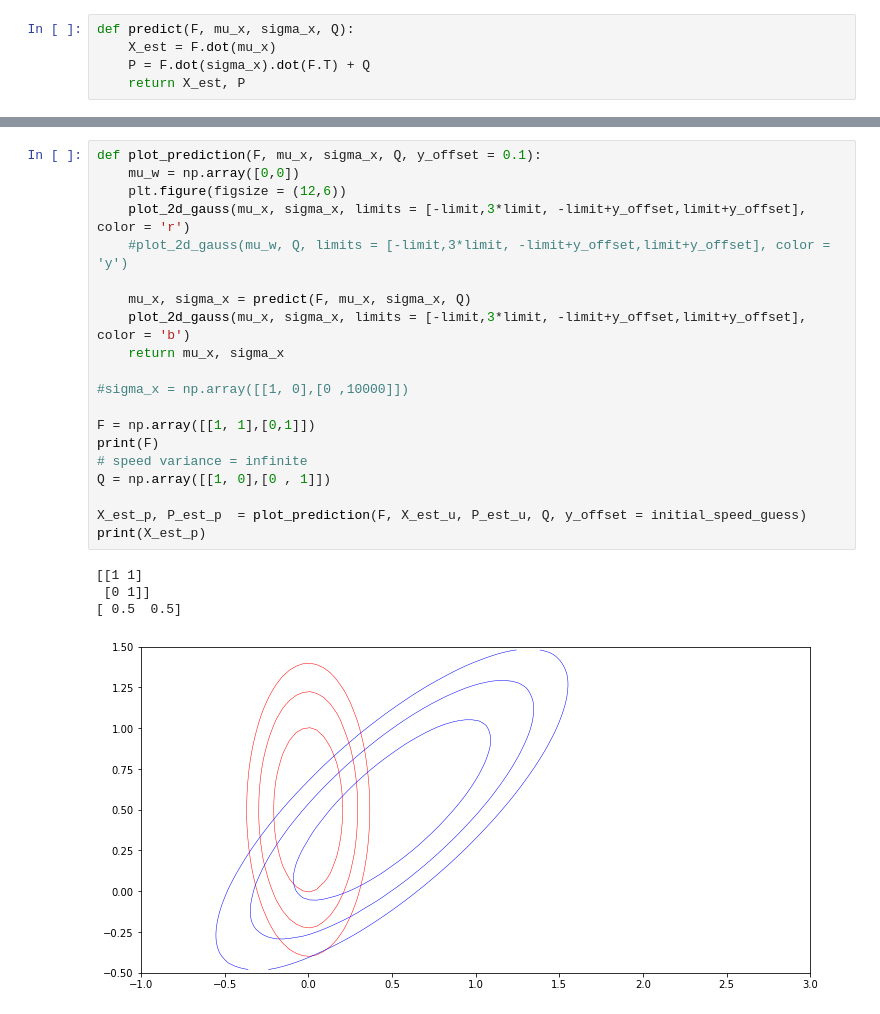
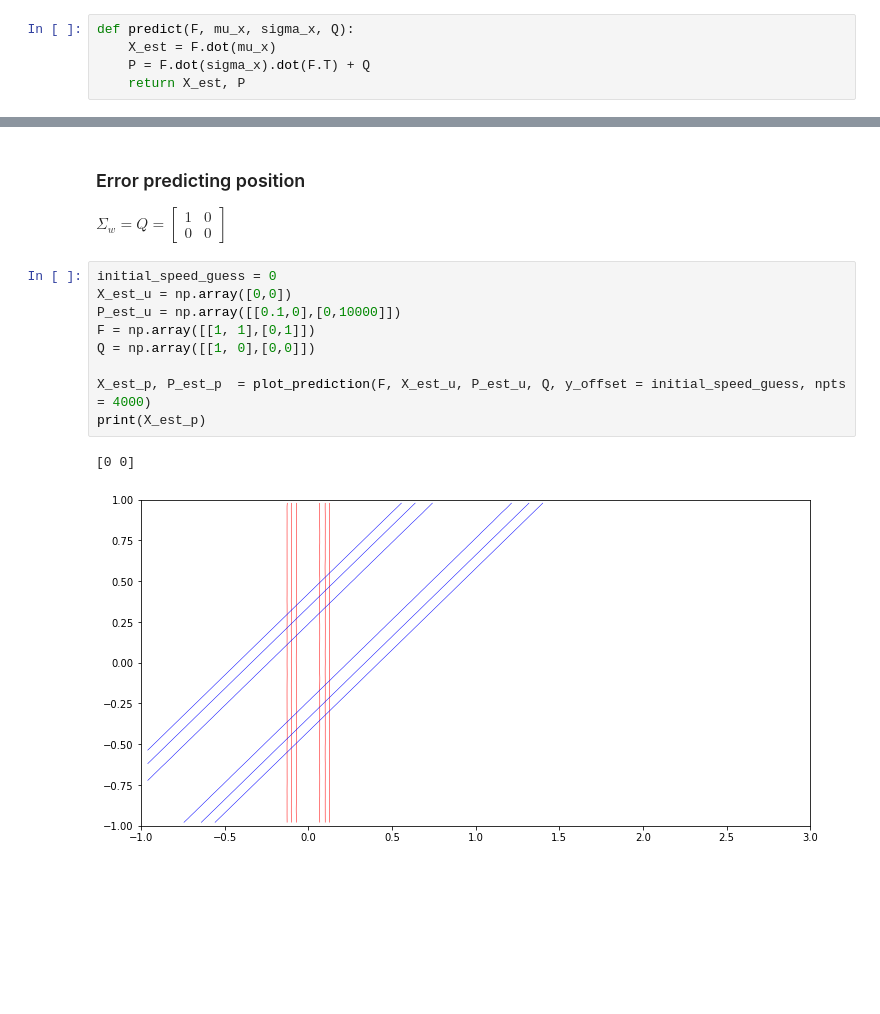
Before and after one commit to jganzabal/Kalman-as-Recursive-Bayesian-Estimation, a Jupyter notebook: 4_Two dimensional Kalman filter.ipynb, the cells around one changed output, grey strips where cells are left out. Drawn from its saved outputs; the diff is of its cells as text; blank space fills up the shorter version.

```diff
--- a/4_Two dimensional Kalman filter.ipynb
+++ b/4_Two dimensional Kalman filter.ipynb
@@ -159,25 +195,15 @@ def predict(F, mu_x, sigma_x, Q):
+# %% [markdown]
+### Error predicting position
+$\Sigma_w = Q = \begin{bmatrix}1 & 0 \\ 0 & 0 \end{bmatrix} \quad$
 # %%
-def plot_prediction(F, mu_x, sigma_x, Q, y_offset = 0.1):
-    mu_w = np.array([0,0])
-    plt.figure(figsize = (12,6))
-    plot_2d_gauss(mu_x, sigma_x, limits = [-limit,3*limit, -limit+y_offset,limit+y_offset], color = 'r')
-    #plot_2d_gauss(mu_w, Q, limits = [-limit,3*limit, -limit+y_offset,limit+y_offset], color = 'y')
+initial_speed_guess = 0
+X_est_u = np.array([0,0])
+P_est_u = np.array([[0.1,0],[0,10000]])
+F = np.array([[1, 1],[0,1]])
+Q = np.array([[1, 0],[0,0]])
 
-    mu_x, sigma_x = predict(F, mu_x, sigma_x, Q)
-    plot_2d_gauss(mu_x, sigma_x, limits = [-limit,3*limit, -limit+y_offset,limit+y_offset], color = 'b')
-    return mu_x, sigma_x
-
-#sigma_x = np.array([[1, 0],[0 ,10000]])
-
-F = np.array([[1, 1],[0,1]])
-print(F)
-# speed variance = infinite
-Q = np.array([[1, 0],[0 , 1]])
-
-X_est_p, P_est_p  = plot_prediction(F, X_est_u, P_est_u, Q, y_offset = initial_speed_guess)
+X_est_p, P_est_p  = plot_prediction(F, X_est_u, P_est_u, Q, y_offset = initial_speed_guess, npts = 4000)
 print(X_est_p)
 # %% [output]
-[[1 1]
- [0 1]]
-[ 0.5  0.5]
+[0 0]
-[figure, old version]
+[figure, new version]
```
Also changed, not shown: parts of 33 cells of this notebook, 2 other files.
